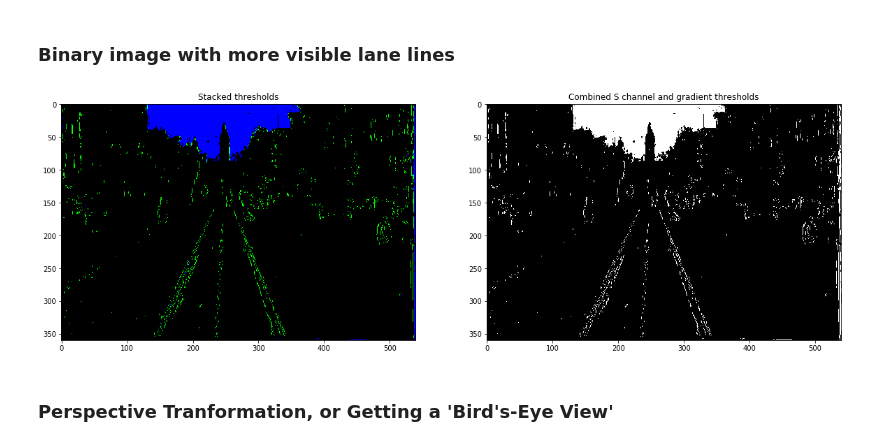
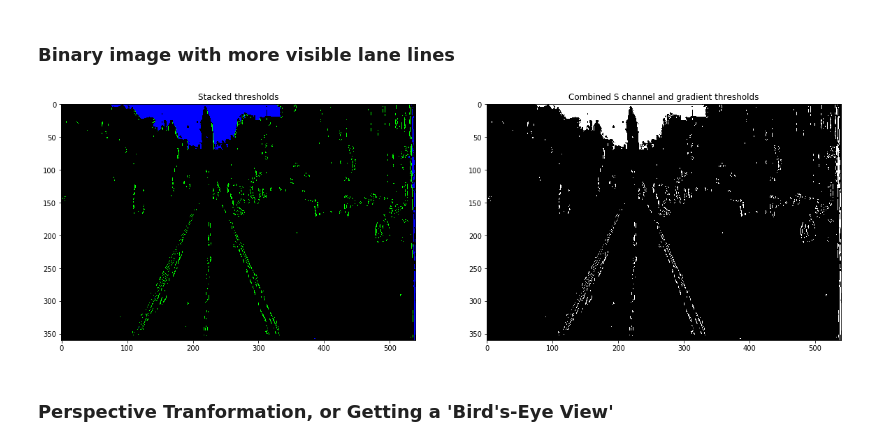
Before and after one commit to ssimontacchi/1906-Traffic-Patterns-Market-St-SF, a Jupyter notebook: mapping_market.ipynb, the cells around one changed output. Cells and saved outputs as stored; diff of their text form; code cells hidden in the pictures.

```diff
--- a/mapping_market.ipynb
+++ b/mapping_market.ipynb
@@ -106,45 +106,46 @@ plt.show()
 # %%
 # Convert to HLS color space and separate the S channel
 # Note: img is the undistorted image
-hls = cv2.cvtColor(undistorted_cars, cv2.COLOR_RGB2HLS)
-s_channel = hls[:,:,2]
+def process_to_binary(undistorted, thresh_min = 60, thresh_max = 80, s_thresh_min = 190, s_thresh_max = 255):
+    hls = cv2.cvtColor(undistorted, cv2.COLOR_RGB2HLS)
+    s_channel = hls[:,:,2]
 
-# Sobel x
-# Grayscale image, only for sobel b/c standard grayscaling loses color information for the lane lines
-gray = cv2.cvtColor(undistorted_cars, cv2.COLOR_RGB2GRAY)
-sobelx = cv2.Sobel(gray, cv2.CV_64F, 1, 0) # Take the derivative in x
-abs_sobelx = np.absolute(sobelx) # Absolute x derivative to accentuate lines away from horizontal
-scaled_sobel = np.uint8(255 * abs_sobelx / np.max(abs_sobelx))
+    # Sobel x
+    # Grayscale image, only for sobel b/c standard grayscaling loses color information for the lane lines
+    gray = cv2.cvtColor(undistorted, cv2.COLOR_RGB2GRAY)
+    sobelx = cv2.Sobel(gray, cv2.CV_64F, 1, 0) # Take the derivative in x
+    abs_sobelx = np.absolute(sobelx) # Absolute x derivative to accentuate lines away from horizontal
+    scaled_sobel = np.uint8(255 * abs_sobelx / np.max(abs_sobelx))
 
-# Threshold x gradient
-thresh_min = 60
-thresh_max = 80
-sxbinary = np.zeros_like(scaled_sobel)
-sxbinary[(scaled_sobel >= thresh_min) & (scaled_sobel <= thresh_max)] = 1
+    # Threshold x gradient
+    sxbinary = np.zeros_like(scaled_sobel)
+    sxbinary[(scaled_sobel >= thresh_min) & (scaled_sobel <= thresh_max)] = 1
 
-# Threshold color channel
-s_thresh_min = 190
-s_thresh_max = 255
-s_binary = np.zeros_like(s_channel)
-s_binary[(s_channel >= s_thresh_min) & (s_channel <= s_thresh_max)] = 1
+    # Threshold color channel
+    s_binary = np.zeros_like(s_channel)
+    s_binary[(s_channel >= s_thresh_min) & (s_channel <= s_thresh_max)] = 1
 
-# Stack each channel to view their individual contributions in green and blue respectively
-# This returns a stack of the two binary images, whose components you can see as different colors
-color_binary = np.dstack((np.zeros_like(sxbinary), sxbinary, s_binary)) * 255
+    # Stack each channel to view their individual contributions in green and blue respectively
+    # This returns a stack of the two binary images, whose components you can see as different colors
+    color_binary = np.dstack((np.zeros_like(sxbinary), sxbinary, s_binary)) * 255
 
-# Combine the two binary thresholds
-combined_binary = np.zeros_like(sxbinary)
-combined_binary[(s_binary == 1) | (sxbinary == 1)] = 1
+    # Combine the two binary thresholds
+    combined_binary = np.zeros_like(sxbinary)
+    combined_binary[(s_binary == 1) | (sxbinary == 1)] = 1
+
+    return color_binary, combined_binary
+
+color_binary, combined_binary = process_to_binary(undistorted)
 
 # Plotting thresholded images
 f, (ax1, ax2) = plt.subplots(1, 2, figsize=(20,10))
 ax1.set_title('Stacked thresholds')
 ax1.imshow(color_binary)
 
 ax2.set_title('Combined S channel and gradient thresholds')
 ax2.imshow(combined_binary, cmap='gray');
 # %% [output]
-[figure, old version]
+[figure, new version]
 # %% [markdown]
 ### Perspective Tranformation, or Getting a 'Bird's-Eye View'
 # %%
```
Also changed, not shown: parts of 33 cells of this notebook.
